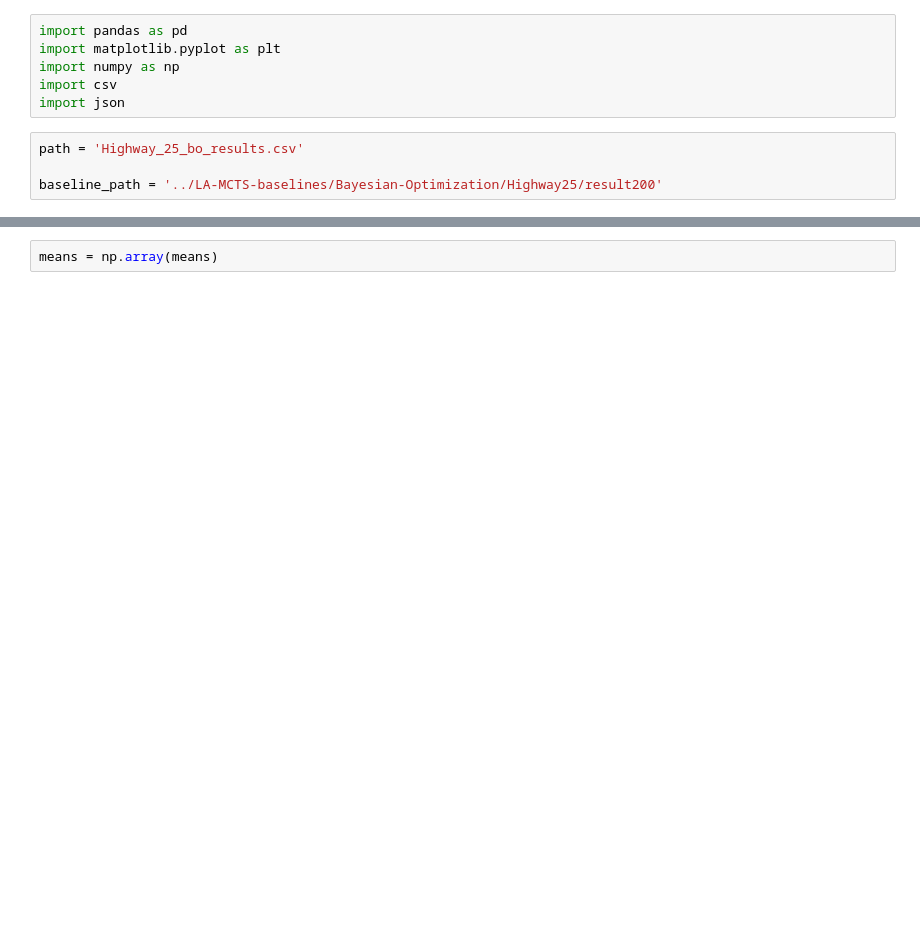
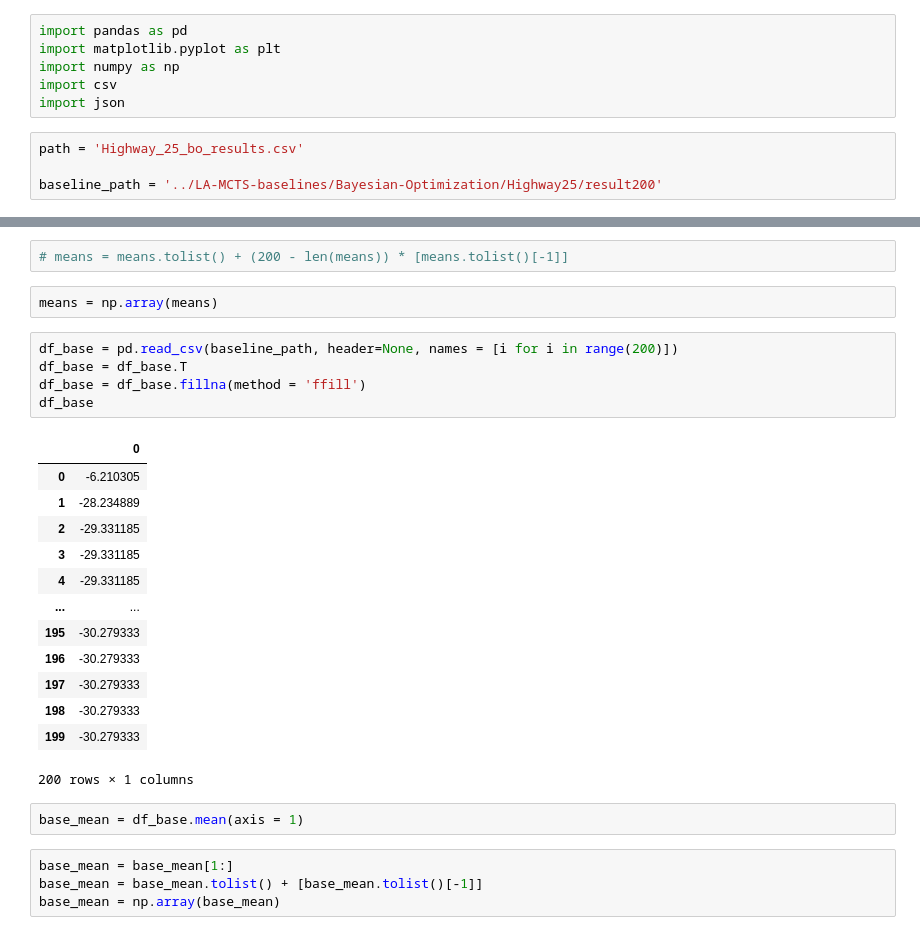
Before and after one commit to ericke8/CSE257_Project, a Jupyter notebook: LA-MCTS/graph_data.ipynb, the cells around one changed output, grey strips where cells are left out. Drawn from its saved outputs; the diff is of its cells as text; blank space fills up the shorter version.

```diff
--- a/LA-MCTS/graph_data.ipynb
+++ b/LA-MCTS/graph_data.ipynb
@@ -69,2 +72,29 @@ plt.plot(means, label='LA-MCTS')
+# %%
+# means = means.tolist() + (200 - len(means)) * [means.tolist()[-1]]
 # %%
 means = np.array(means)
+# %%
+df_base = pd.read_csv(baseline_path, header=None, names = [i for i in range(200)])
+df_base = df_base.T
+df_base = df_base.fillna(method = 'ffill')
+df_base
+# %% [output]
+|  | 0 |
+| 0 | -6.210305 |
+| 1 | -28.234889 |
+| 2 | -29.331185 |
+| 3 | -29.331185 |
+| 4 | -29.331185 |
+| ... | ... |
+| 195 | -30.279333 |
+| 196 | -30.279333 |
+| 197 | -30.279333 |
+| 198 | -30.279333 |
+| 199 | -30.279333 |
+200 rows × 1 columns
+# %%
+base_mean = df_base.mean(axis = 1)
+# %%
+base_mean = base_mean[1:]
+base_mean = base_mean.tolist() + [base_mean.tolist()[-1]]
+base_mean = np.array(base_mean)
```
Also changed, not shown: parts of 7 cells of this notebook, 12 other files.
